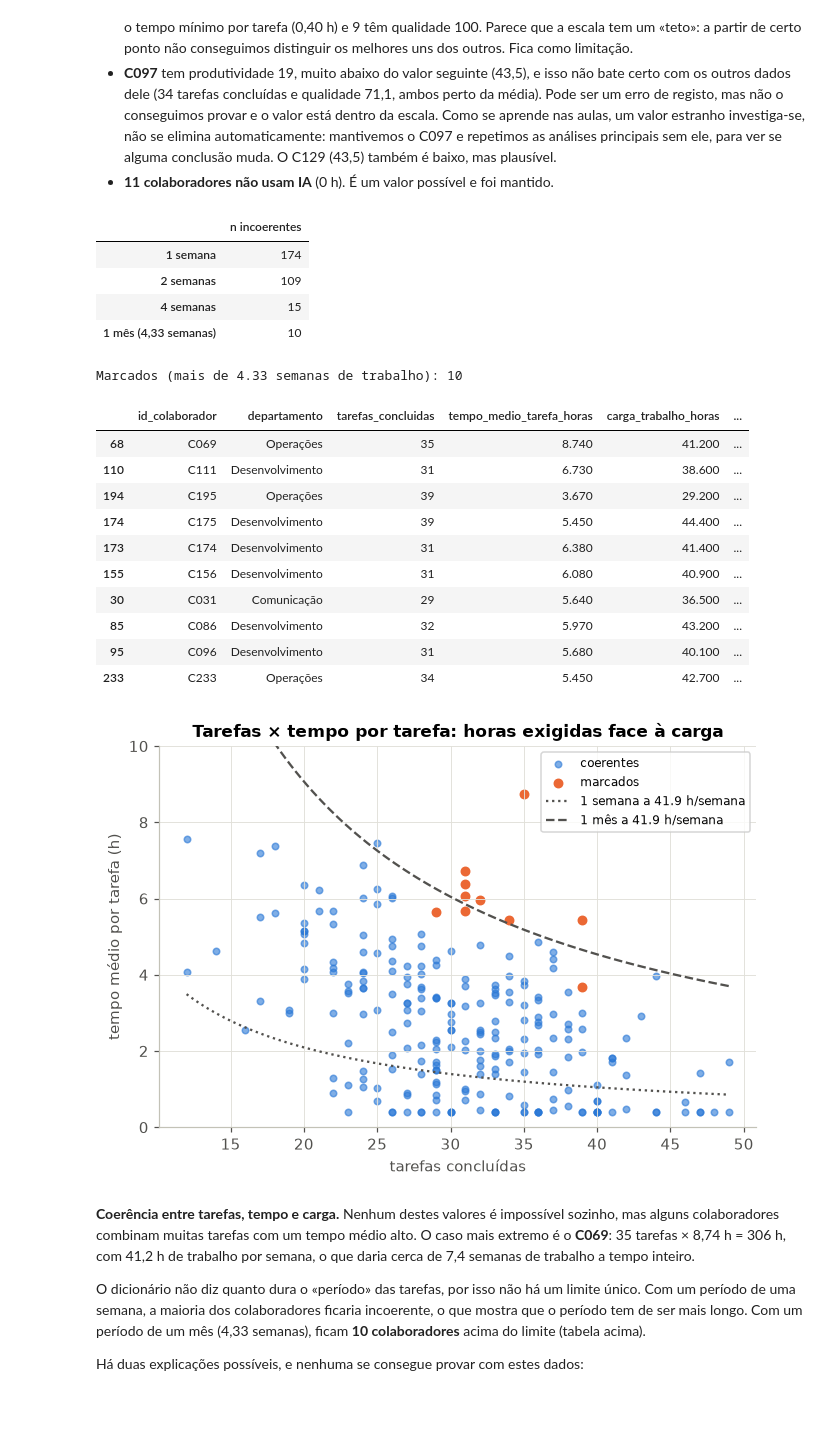
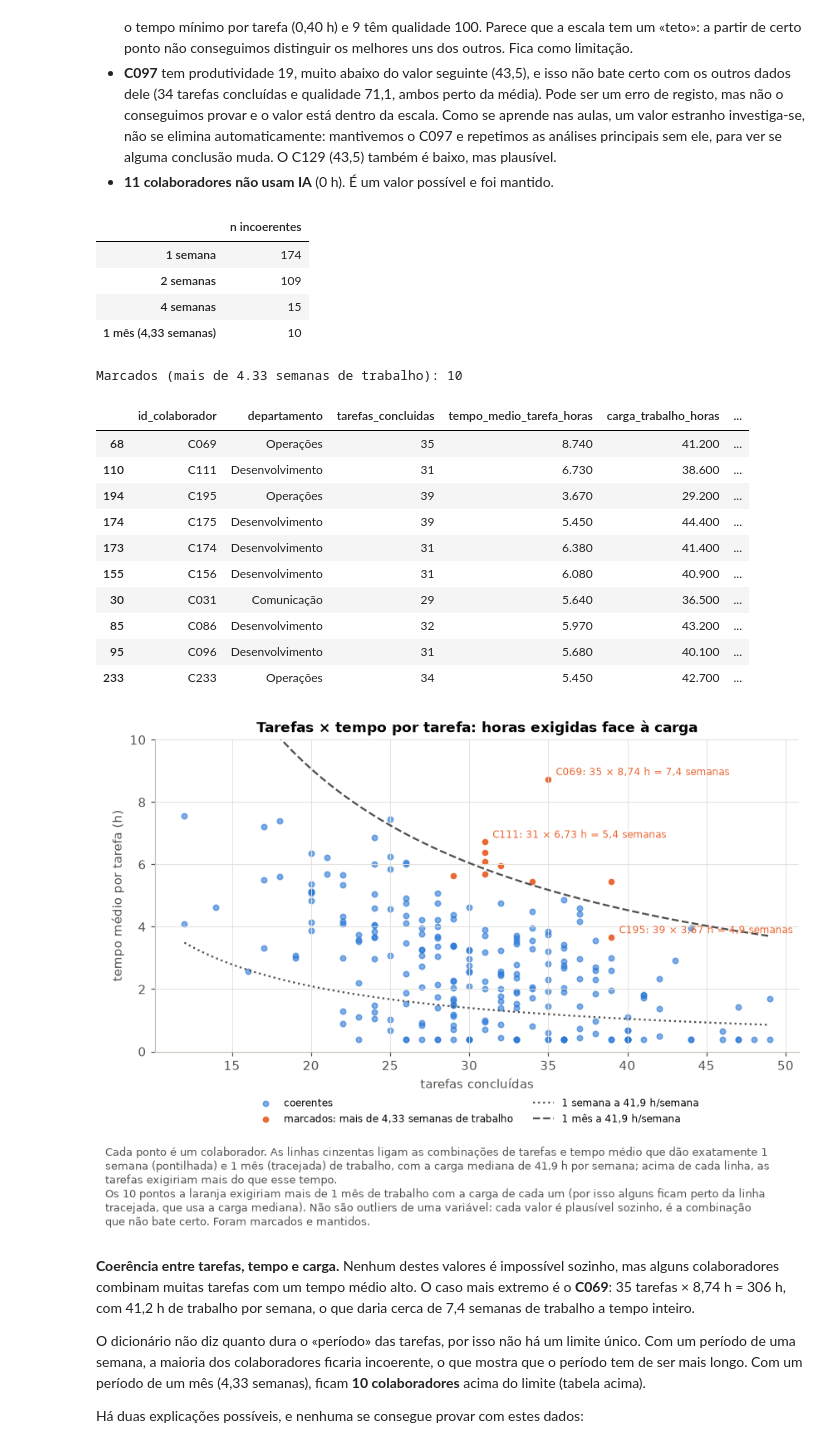
Before and after one commit to gcoutinho-ipca/tp1-mepa-ia-produtividade, a Jupyter notebook: TP1_MEPA_IA_Produtividade.ipynb, the cells around one changed output. Saved outputs shown, nothing was run; the diff lists cells and outputs as text; code cells hidden in the pictures; blank space fills up the shorter version.

```diff
--- a/TP1_MEPA_IA_Produtividade.ipynb
+++ b/TP1_MEPA_IA_Produtividade.ipynb
@@ -389,38 +431,51 @@ display(df.loc[df.flag_incoerente, ["id_colaborador", "departamento", "tarefas_c
         .sort_values("semanas_necessarias", ascending=False))
 
 # Gráfico: tarefas × tempo por tarefa, com as isolinhas de 1 semana e de 1 mês à carga mediana
-fig, ax = plt.subplots(figsize=(7, 4.5))
+fig, ax = plt.subplots(figsize=(8, 4.8))
 ok = df[~df.flag_incoerente]; mau = df[df.flag_incoerente]
 ax.scatter(ok.tarefas_concluidas, ok.tempo_medio_tarefa_horas, color=AZUL, alpha=0.6, s=18, label="coerentes")
-ax.scatter(mau.tarefas_concluidas, mau.tempo_medio_tarefa_horas, color=LARANJA, s=30, label="marcados")
+ax.scatter(mau.tarefas_concluidas, mau.tempo_medio_tarefa_horas, color=LARANJA, s=36, edgecolor="white",
+           label=f"marcados: mais de {fpt(LIMITE_SEMANAS, 2)} semanas de trabalho")
 x = np.linspace(df.tarefas_concluidas.min(), df.tarefas_concluidas.max(), 100)
 carga = df.carga_trabalho_horas.median()
 for sem, estilo, nome in [(1, ":", "1 semana"), (LIMITE_SEMANAS, "--", "1 mês")]:
-    ax.plot(x, sem * carga / x, color=CINZA_TXT, linestyle=estilo, label=f"{nome} a {carga:.1f} h/semana")
+    ax.plot(x, sem * carga / x, color=CINZA_TXT, linestyle=estilo, label=f"{nome} a {fpt(carga)} h/semana")
+# os três casos mais extremos, com a conta que os torna incoerentes
+for _, r in mau.nlargest(3, "semanas_necessarias").iterrows():
+    ax.annotate(f"{r.id_colaborador}: {r.tarefas_concluidas} × {fpt(r.tempo_medio_tarefa_horas, 2)} h = "
+                f"{fpt(r.semanas_necessarias)} semanas", (r.tarefas_concluidas, r.tempo_medio_tarefa_horas),
+                xytext=(6, 3), textcoords="offset points", fontsize=8, color=LARANJA)
 ax.set(xlabel="tarefas concluídas", ylabel="tempo médio por tarefa (h)", ylim=(0, 10),
        title="Tarefas × tempo por tarefa: horas exigidas face à carga")
-ax.legend(fontsize=8)
+ax.legend(fontsize=8, frameon=False, loc="upper center", bbox_to_anchor=(0.5, -0.12), ncol=2)
+plt.tight_layout()
+nota(fig, f"Cada ponto é um colaborador. As linhas cinzentas ligam as combinações de tarefas e tempo médio que dão "
+          f"exatamente 1 semana (pontilhada) e 1 mês (tracejada) de trabalho, com a carga mediana de {fpt(carga)} h por "
+          f"semana; acima de cada linha, as tarefas exigiriam mais do que esse tempo.\n"
+          f"Os {len(mau)} pontos a laranja exigiriam mais de 1 mês de trabalho com a carga de cada um (por isso alguns ficam "
+          f"perto da linha tracejada, que usa a carga mediana). Não são outliers de uma variável: cada valor é plausível "
+          f"sozinho, é a combinação que não bate certo. Foram marcados e mantidos.")
 guardar(fig, "fig_1_5d_coerencia_tarefas")
 plt.show()
 # %% [output]
 |  | n incoerentes |
 | 1 semana | 174 |
 | 2 semanas | 109 |
 | 4 semanas | 15 |
 | 1 mês (4,33 semanas) | 10 |
 Marcados (mais de 4.33 semanas de trabalho): 10
 |  | id_colaborador | departamento | tarefas_concluidas | tempo_medio_tarefa_horas | carga_trabalho_horas | ... |
 | 68 | C069 | Operações | 35 | 8.740 | 41.200 | ... |
 | 110 | C111 | Desenvolvimento | 31 | 6.730 | 38.600 | ... |
 | 194 | C195 | Operações | 39 | 3.670 | 29.200 | ... |
 | 174 | C175 | Desenvolvimento | 39 | 5.450 | 44.400 | ... |
 | 173 | C174 | Desenvolvimento | 31 | 6.380 | 41.400 | ... |
 | 155 | C156 | Desenvolvimento | 31 | 6.080 | 40.900 | ... |
 | 30 | C031 | Comunicação | 29 | 5.640 | 36.500 | ... |
 | 85 | C086 | Desenvolvimento | 32 | 5.970 | 43.200 | ... |
 | 95 | C096 | Desenvolvimento | 31 | 5.680 | 40.100 | ... |
 | 233 | C233 | Operações | 34 | 5.450 | 42.700 | ... |
-[figure, old version]
+[figure, new version]
 # %% [markdown]
 **Coerência entre tarefas, tempo e carga.** Nenhum destes valores é impossível sozinho, mas alguns colaboradores combinam muitas tarefas com um tempo médio alto. O caso mais extremo é o **C069**: 35 tarefas × 8,74 h = 306 h, com 41,2 h de trabalho por semana, o que daria cerca de 7,4 semanas de trabalho a tempo inteiro.
 
```
Also changed, not shown: parts of 12 cells of this notebook, 7 other files.
